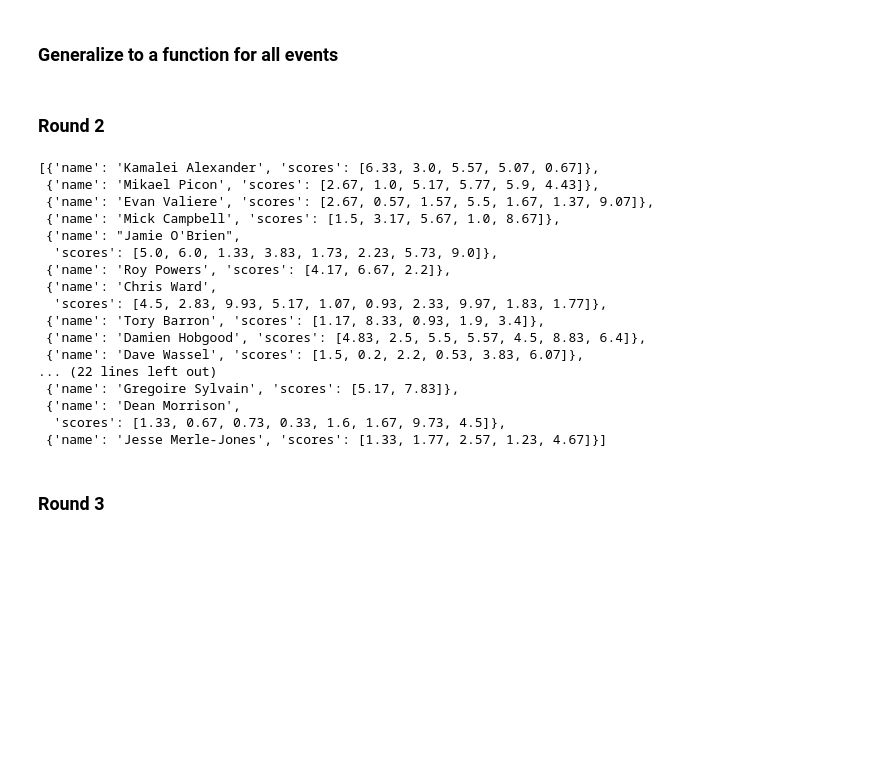
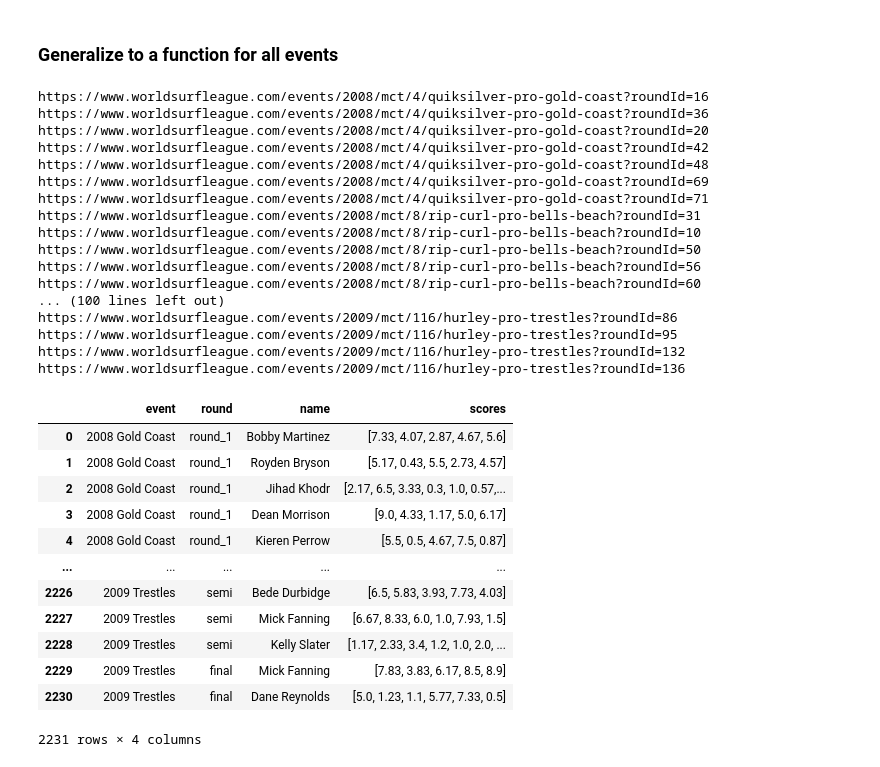
Before and after one commit to pezpet/general-assembly, a Jupyter notebook: capstone/scraper.ipynb, the cells around one changed output. Cells and saved outputs as stored; diff of their text form; code cells hidden in the pictures; blank space fills up the shorter version.

Commit message:
Scraper working, has to be generalized to every year and every event

```diff
--- a/capstone/scraper.ipynb
+++ b/capstone/scraper.ipynb
@@ -234,7 +402,36 @@ def get_scores(event_dict=events):
     return pd.DataFrame(data)
 # %%
 data = get_scores(event_dict=events)
-data.to_csv('./data/scores_2008.csv', index=False)
+data.to_csv('./data/scores.csv', index=False)
 data
+# %% [output]
+https://www.worldsurfleague.com/events/2008/mct/4/quiksilver-pro-gold-coast?roundId=16
+https://www.worldsurfleague.com/events/2008/mct/4/quiksilver-pro-gold-coast?roundId=36
+https://www.worldsurfleague.com/events/2008/mct/4/quiksilver-pro-gold-coast?roundId=20
+https://www.worldsurfleague.com/events/2008/mct/4/quiksilver-pro-gold-coast?roundId=42
+https://www.worldsurfleague.com/events/2008/mct/4/quiksilver-pro-gold-coast?roundId=48
+https://www.worldsurfleague.com/events/2008/mct/4/quiksilver-pro-gold-coast?roundId=69
+https://www.worldsurfleague.com/events/2008/mct/4/quiksilver-pro-gold-coast?roundId=71
+https://www.worldsurfleague.com/events/2008/mct/8/rip-curl-pro-bells-beach?roundId=31
+https://www.worldsurfleague.com/events/2008/mct/8/rip-curl-pro-bells-beach?roundId=10
+https://www.worldsurfleague.com/events/2008/mct/8/rip-curl-pro-bells-beach?roundId=50
+https://www.worldsurfleague.com/events/2008/mct/8/rip-curl-pro-bells-beach?roundId=56
+https://www.worldsurfleague.com/events/2008/mct/8/rip-curl-pro-bells-beach?roundId=60
+... (100 lines left out)
+https://www.worldsurfleague.com/events/2009/mct/116/hurley-pro-trestles?roundId=86
+https://www.worldsurfleague.com/events/2009/mct/116/hurley-pro-trestles?roundId=95
+https://www.worldsurfleague.com/events/2009/mct/116/hurley-pro-trestles?roundId=132
+https://www.worldsurfleague.com/events/2009/mct/116/hurley-pro-trestles?roundId=136
+|  | event | round | name | scores |
+| 0 | 2008 Gold Coast | round_1 | Bobby Martinez | [7.33, 4.07, 2.87, 4.67, 5.6] |
+| 1 | 2008 Gold Coast | round_1 | Royden Bryson | [5.17, 0.43, 5.5, 2.73, 4.57] |
+| 2 | 2008 Gold Coast | round_1 | Jihad Khodr | [2.17, 6.5, 3.33, 0.3, 1.0, 0.57,... |
+| 3 | 2008 Gold Coast | round_1 | Dean Morrison | [9.0, 4.33, 1.17, 5.0, 6.17] |
+| 4 | 2008 Gold Coast | round_1 | Kieren Perrow | [5.5, 0.5, 4.67, 7.5, 0.87] |
+| ... | ... | ... | ... | ... |
+| 2226 | 2009 Trestles | semi | Bede Durbidge | [6.5, 5.83, 3.93, 7.73, 4.03] |
+| 2227 | 2009 Trestles | semi | Mick Fanning | [6.67, 8.33, 6.0, 1.0, 7.93, 1.5] |
+| 2228 | 2009 Trestles | semi | Kelly Slater | [1.17, 2.33, 3.4, 1.2, 1.0, 2.0, ... |
+| 2229 | 2009 Trestles | final | Mick Fanning | [7.83, 3.83, 6.17, 8.5, 8.9] |
+| 2230 | 2009 Trestles | final | Dane Reynolds | [5.0, 1.23, 1.1, 5.77, 7.33, 0.5] |
+2231 rows × 4 columns
-# %% [markdown]
-### Round 2
@@ -249,36 +437,0 @@ scores = soup.find_all("div", class_="all-waves all-waves-grid")
-# %%
-round_2 = []
-for i in range(len(athletes)):
-    athlete_scores = {}
-    athlete_scores["name"] = soup.find_all("span", class_="athlete-name")[i].text
-    athlete_scores["scores"] = []
-    for b in range(len(scores[i].find_all("span", class_="score"))):
-        try:
-            athlete_scores["scores"].append(
-                float(scores[i].find_all("span", class_="score")[b].text)
-            )
-        except:
-            continue
-    round_2.append(athlete_scores)
-
-round_2
-# %% [output]
-[{'name': 'Kamalei Alexander', 'scores': [6.33, 3.0, 5.57, 5.07, 0.67]},
- {'name': 'Mikael Picon', 'scores': [2.67, 1.0, 5.17, 5.77, 5.9, 4.43]},
- {'name': 'Evan Valiere', 'scores': [2.67, 0.57, 1.57, 5.5, 1.67, 1.37, 9.07]},
- {'name': 'Mick Campbell', 'scores': [1.5, 3.17, 5.67, 1.0, 8.67]},
- {'name': "Jamie O'Brien",
-  'scores': [5.0, 6.0, 1.33, 3.83, 1.73, 2.23, 5.73, 9.0]},
- {'name': 'Roy Powers', 'scores': [4.17, 6.67, 2.2]},
- {'name': 'Chris Ward',
-  'scores': [4.5, 2.83, 9.93, 5.17, 1.07, 0.93, 2.33, 9.97, 1.83, 1.77]},
- {'name': 'Tory Barron', 'scores': [1.17, 8.33, 0.93, 1.9, 3.4]},
- {'name': 'Damien Hobgood', 'scores': [4.83, 2.5, 5.5, 5.57, 4.5, 8.83, 6.4]},
- {'name': 'Dave Wassel', 'scores': [1.5, 0.2, 2.2, 0.53, 3.83, 6.07]},
-... (22 lines left out)
- {'name': 'Gregoire Sylvain', 'scores': [5.17, 7.83]},
- {'name': 'Dean Morrison',
-  'scores': [1.33, 0.67, 0.73, 0.33, 1.6, 1.67, 9.73, 4.5]},
- {'name': 'Jesse Merle-Jones', 'scores': [1.33, 1.77, 2.57, 1.23, 4.67]}]
-# %% [markdown]
-### Round 3
```
Also changed, not shown: parts of 16 cells of this notebook, 2 other files.
